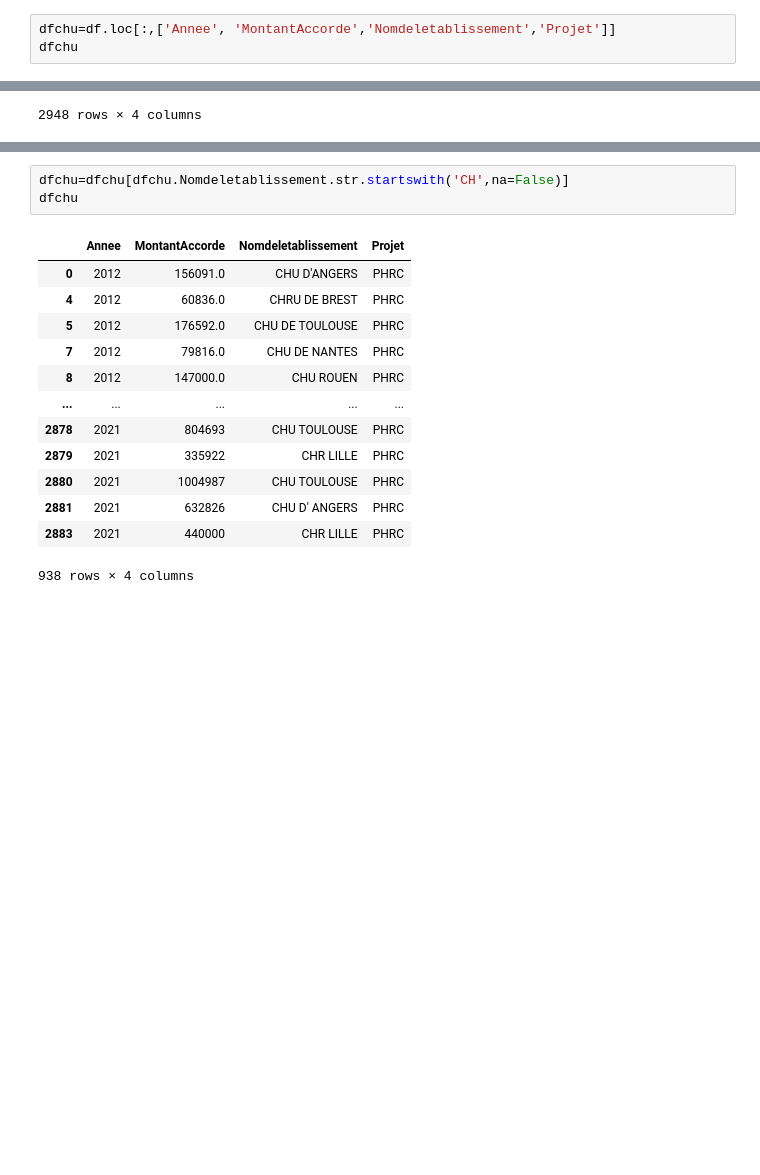
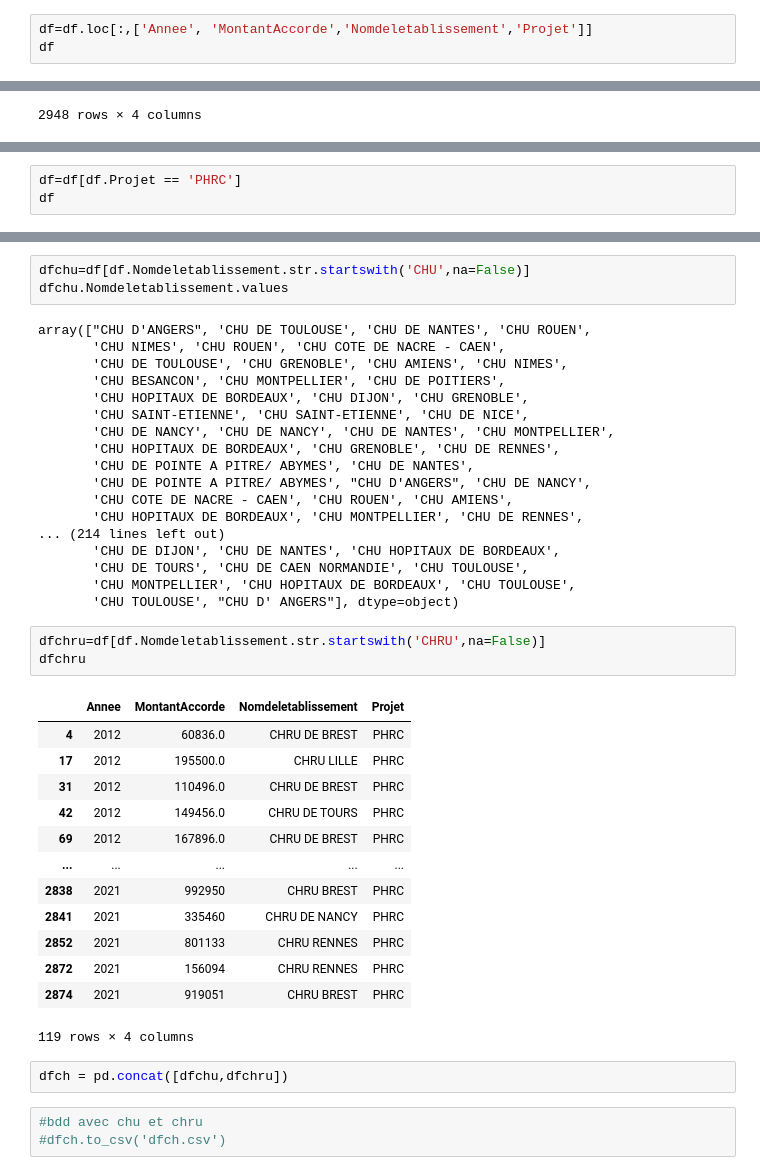
Before and after one commit to zinebgasmi/App-pratique, a Jupyter notebook: chu.ipynb, the cells around one changed output, grey strips where cells are left out. Drawn from its saved outputs; the diff is of its cells as text; blank space fills up the shorter version.

```diff
--- a/chu.ipynb
+++ b/chu.ipynb
@@ -31,8 +26,8 @@ Index(['Unnamed: 0', 'Finess', 'Nom de l'établissement', 'NomInvestigateur',
 df.columns = ["Unnamed: 0","Finess","Nomdeletablissement","NomInvestigateur","PrenomInvestigateur","TitreProjet","NumeroProjet","Acronyme","MontantAccorde","Annee","Type",
 "Projet"]
 # %%
-dfchu=df.loc[:,['Annee', 'MontantAccorde','Nomdeletablissement','Projet']]
-dfchu
+df=df.loc[:,['Annee', 'MontantAccorde','Nomdeletablissement','Projet']]
+df
 # %% [output]
 |  | Annee | MontantAccorde | Nomdeletablissement | Projet |
 | 0 | 2012 | 156091.0 | CHU D'ANGERS | PHRC |
@@ -66,0 +45,3 @@ dfchu
+# %%
+df=df[df.Projet == 'PHRC']
+df
@@ -92,20 +87,46 @@ dfchu.Nomdeletablissement.dtypes
 # %% [output]
 dtype('O')
 # %%
-dfchu=dfchu[dfchu.Nomdeletablissement.str.startswith('CH',na=False)]
-dfchu
+dfchu=df[df.Nomdeletablissement.str.startswith('CHU',na=False)]
+dfchu.Nomdeletablissement.values
 # %% [output]
-|  | Annee | MontantAccorde | Nomdeletablissement | Projet |
-| 0 | 2012 | 156091.0 | CHU D'ANGERS | PHRC |
-| 4 | 2012 | 60836.0 | CHRU DE BREST | PHRC |
-| 5 | 2012 | 176592.0 | CHU DE TOULOUSE | PHRC |
-| 7 | 2012 | 79816.0 | CHU DE NANTES | PHRC |
-| 8 | 2012 | 147000.0 | CHU ROUEN | PHRC |
-| ... | ... | ... | ... | ... |
-| 2878 | 2021 | 804693 | CHU TOULOUSE | PHRC |
-| 2879 | 2021 | 335922 | CHR LILLE | PHRC |
-| 2880 | 2021 | 1004987 | CHU TOULOUSE | PHRC |
-| 2881 | 2021 | 632826 | CHU D' ANGERS | PHRC |
-| 2883 | 2021 | 440000 | CHR LILLE | PHRC |
-938 rows × 4 columns
+array(["CHU D'ANGERS", 'CHU DE TOULOUSE', 'CHU DE NANTES', 'CHU ROUEN',
+       'CHU NIMES', 'CHU ROUEN', 'CHU COTE DE NACRE - CAEN',
+       'CHU DE TOULOUSE', 'CHU GRENOBLE', 'CHU AMIENS', 'CHU NIMES',
+       'CHU BESANCON', 'CHU MONTPELLIER', 'CHU DE POITIERS',
+       'CHU HOPITAUX DE BORDEAUX', 'CHU DIJON', 'CHU GRENOBLE',
+       'CHU SAINT-ETIENNE', 'CHU SAINT-ETIENNE', 'CHU DE NICE',
+       'CHU DE NANCY', 'CHU DE NANCY', 'CHU DE NANTES', 'CHU MONTPELLIER',
+       'CHU HOPITAUX DE BORDEAUX', 'CHU GRENOBLE', 'CHU DE RENNES',
+       'CHU DE POINTE A PITRE/ ABYMES', 'CHU DE NANTES',
+       'CHU DE POINTE A PITRE/ ABYMES', "CHU D'ANGERS", 'CHU DE NANCY',
+       'CHU COTE DE NACRE - CAEN', 'CHU ROUEN', 'CHU AMIENS',
+       'CHU HOPITAUX DE BORDEAUX', 'CHU MONTPELLIER', 'CHU DE RENNES',
+... (214 lines left out)
+       'CHU DE DIJON', 'CHU DE NANTES', 'CHU HOPITAUX DE BORDEAUX',
+       'CHU DE TOURS', 'CHU DE CAEN NORMANDIE', 'CHU TOULOUSE',
+       'CHU MONTPELLIER', 'CHU HOPITAUX DE BORDEAUX', 'CHU TOULOUSE',
+       'CHU TOULOUSE', "CHU D' ANGERS"], dtype=object)
+# %%
+dfchru=df[df.Nomdeletablissement.str.startswith('CHRU',na=False)]
+dfchru
+# %% [output]
+|  | Annee | MontantAccorde | Nomdeletablissement | Projet |
+| 4 | 2012 | 60836.0 | CHRU DE BREST | PHRC |
+| 17 | 2012 | 195500.0 | CHRU LILLE | PHRC |
+| 31 | 2012 | 110496.0 | CHRU DE BREST | PHRC |
+| 42 | 2012 | 149456.0 | CHRU DE TOURS | PHRC |
+| 69 | 2012 | 167896.0 | CHRU DE BREST | PHRC |
+| ... | ... | ... | ... | ... |
+| 2838 | 2021 | 992950 | CHRU BREST | PHRC |
+| 2841 | 2021 | 335460 | CHRU DE NANCY | PHRC |
+| 2852 | 2021 | 801133 | CHRU RENNES | PHRC |
+| 2872 | 2021 | 156094 | CHRU RENNES | PHRC |
+| 2874 | 2021 | 919051 | CHRU BREST | PHRC |
+119 rows × 4 columns
+# %%
+dfch = pd.concat([dfchu,dfchru])
+# %%
+#bdd avec chu et chru
+#dfch.to_csv('dfch.csv')
 # %%
```
Also changed, not shown: parts of 19 cells of this notebook.
